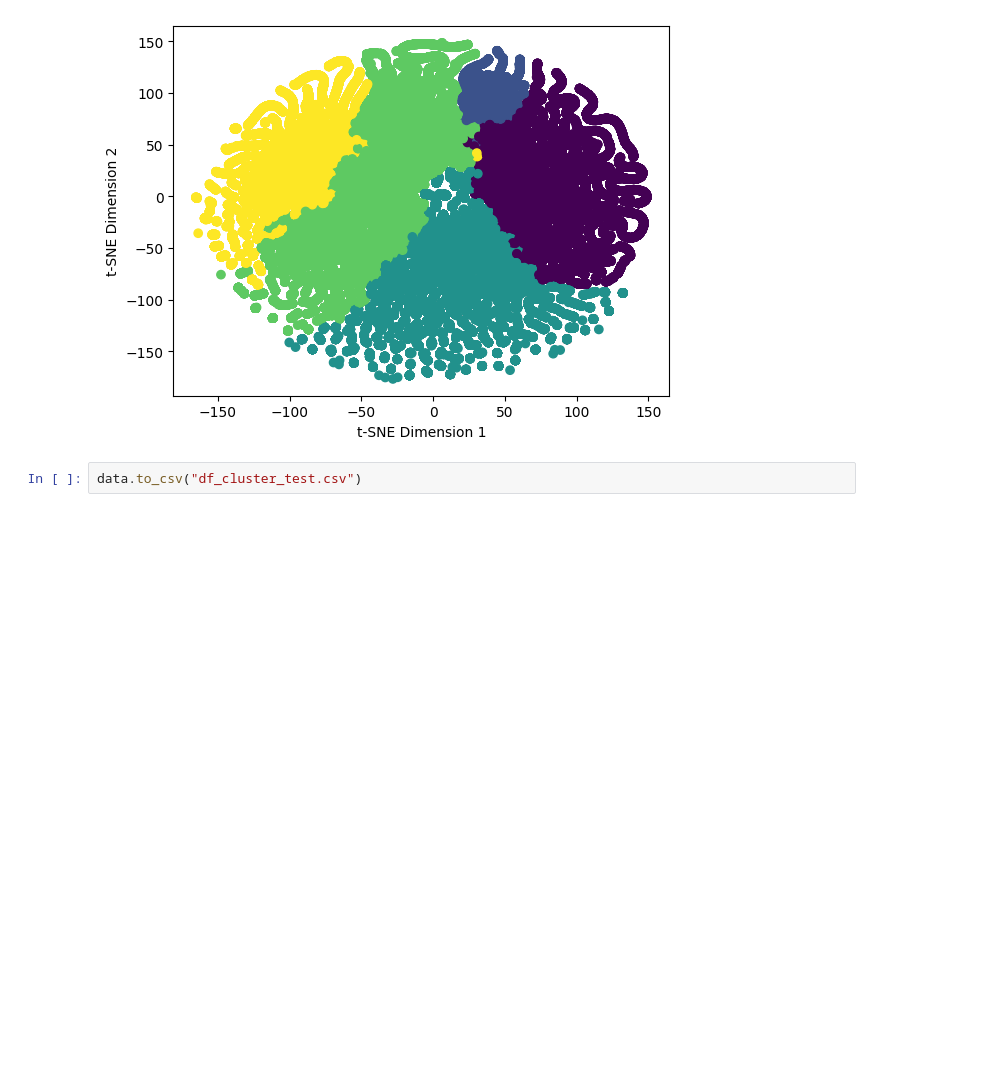
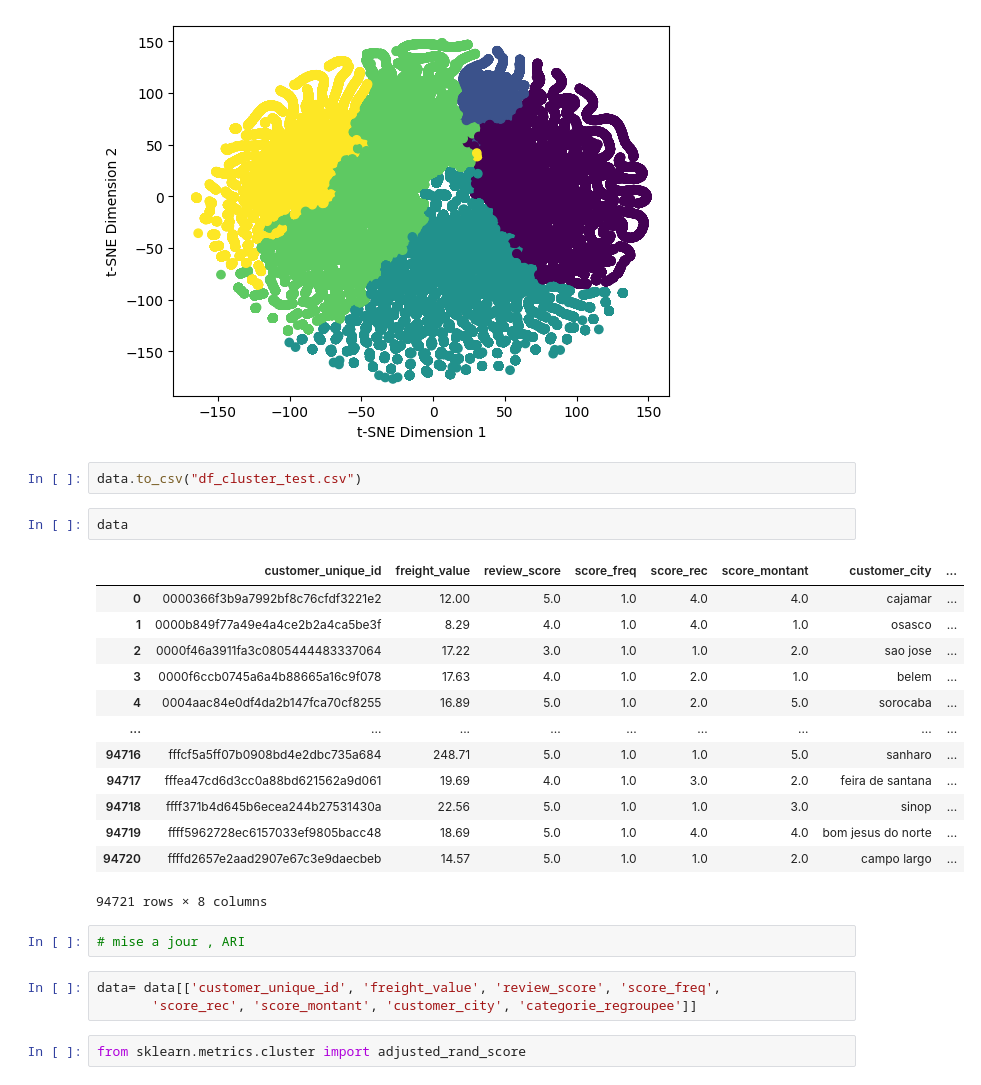
Before and after one commit to kamelben9/Brief-Clustering, a Jupyter notebook: k_prototype.ipynb, the cells around one changed output. Cells and saved outputs as stored; diff of their text form; blank space fills up the shorter version.

```diff
--- a/k_prototype.ipynb
+++ b/k_prototype.ipynb
@@ -183,3 +183,26 @@ Text(0, 0.5, 't-SNE Dimension 2')
 [figure]
 # %%
 data.to_csv("df_cluster_test.csv")
+# %%
+data
+# %% [output]
+|  | customer_unique_id | freight_value | review_score | score_freq | score_rec | score_montant | customer_city | ... |
+| 0 | 0000366f3b9a7992bf8c76cfdf3221e2 | 12.00 | 5.0 | 1.0 | 4.0 | 4.0 | cajamar | ... |
+| 1 | 0000b849f77a49e4a4ce2b2a4ca5be3f | 8.29 | 4.0 | 1.0 | 4.0 | 1.0 | osasco | ... |
+| 2 | 0000f46a3911fa3c0805444483337064 | 17.22 | 3.0 | 1.0 | 1.0 | 2.0 | sao jose | ... |
+| 3 | 0000f6ccb0745a6a4b88665a16c9f078 | 17.63 | 4.0 | 1.0 | 2.0 | 1.0 | belem | ... |
+| 4 | 0004aac84e0df4da2b147fca70cf8255 | 16.89 | 5.0 | 1.0 | 2.0 | 5.0 | sorocaba | ... |
+| ... | ... | ... | ... | ... | ... | ... | ... | ... |
+| 94716 | fffcf5a5ff07b0908bd4e2dbc735a684 | 248.71 | 5.0 | 1.0 | 1.0 | 5.0 | sanharo | ... |
+| 94717 | fffea47cd6d3cc0a88bd621562a9d061 | 19.69 | 4.0 | 1.0 | 3.0 | 2.0 | feira de santana | ... |
+| 94718 | ffff371b4d645b6ecea244b27531430a | 22.56 | 5.0 | 1.0 | 1.0 | 3.0 | sinop | ... |
+| 94719 | ffff5962728ec6157033ef9805bacc48 | 18.69 | 5.0 | 1.0 | 4.0 | 4.0 | bom jesus do norte | ... |
+| 94720 | ffffd2657e2aad2907e67c3e9daecbeb | 14.57 | 5.0 | 1.0 | 1.0 | 2.0 | campo largo | ... |
+94721 rows × 8 columns
+# %%
+# mise a jour , ARI
+# %%
+data= data[['customer_unique_id', 'freight_value', 'review_score', 'score_freq',
+       'score_rec', 'score_montant', 'customer_city', 'categorie_regroupee']]
+# %%
+from sklearn.metrics.cluster import adjusted_rand_score
```
Also changed, not shown: parts of 8 cells of this notebook, 1 other file.
